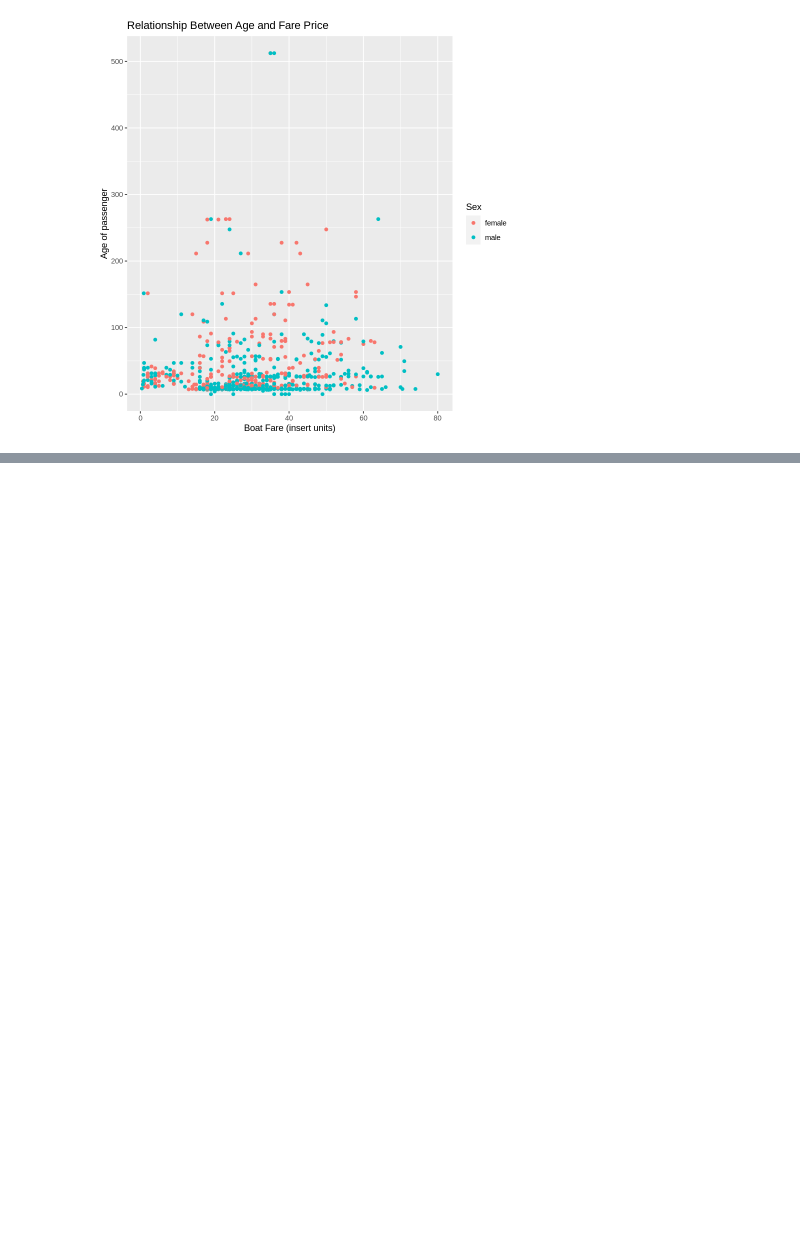
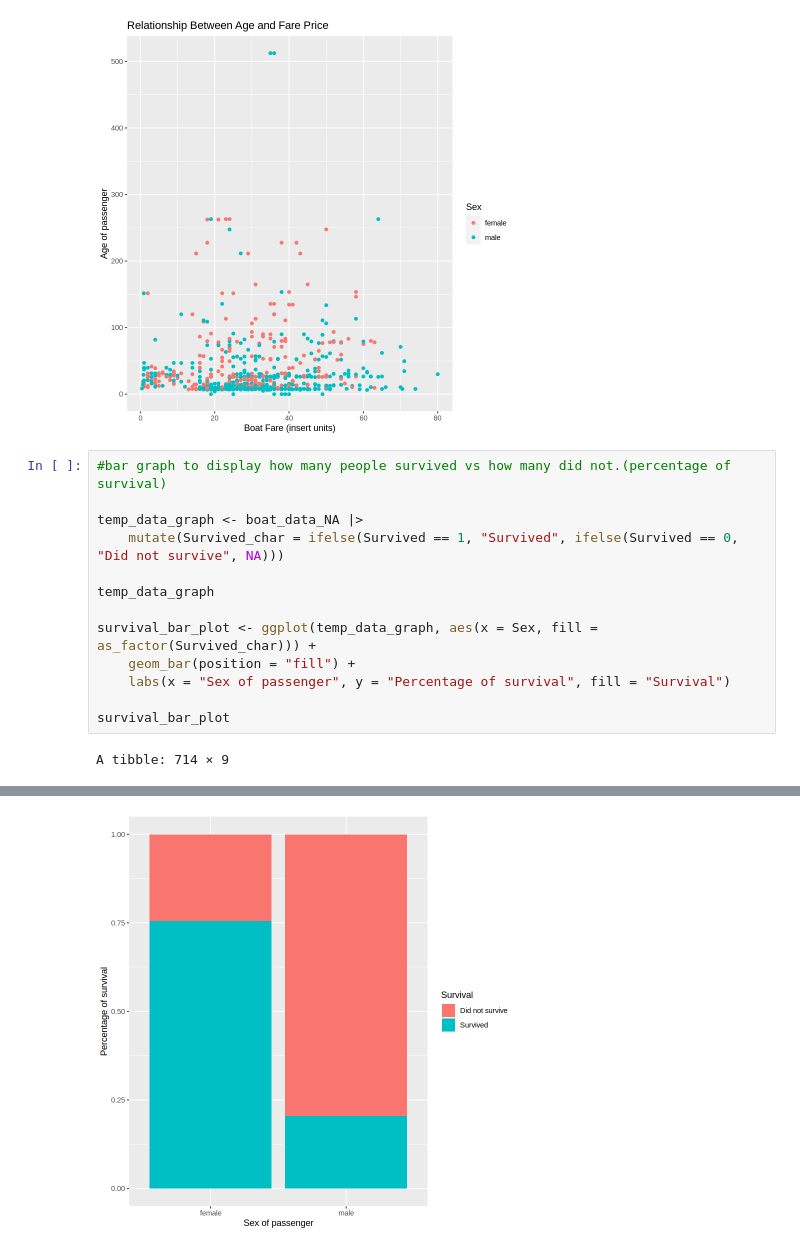
Before and after one commit to zhang17s/DSCI-100-Group-Project-, a Jupyter notebook: Proposal.ipynb, the cells around one changed output, grey strips where cells are left out. Drawn from its saved outputs; the diff is of its cells as text; blank space fills up the shorter version.

Commit message:
Added a bar graph
Added a bar graph to predict survival of males vs females.

```diff
--- a/Proposal.ipynb
+++ b/Proposal.ipynb
@@ -149,3 +149,18 @@ fare_plot <- boat_data_NA |> ggplot(aes(x = Age, y = Fare, colour = Sex)) + geom
 fare_plot
 # %% [output]
 [figure]
+# %%
+#bar graph to display how many people survived vs how many did not.(percentage of survival)
+
+temp_data_graph <- boat_data_NA |>
+    mutate(Survived_char = ifelse(Survived == 1, "Survived", ifelse(Survived == 0, "Did not survive", NA)))
+
+temp_data_graph
+
+survival_bar_plot <- ggplot(temp_data_graph, aes(x = Sex, fill = as_factor(Survived_char))) +
+    geom_bar(position = "fill") +
+    labs(x = "Sex of passenger", y = "Percentage of survival", fill = "Survival")
+
+survival_bar_plot
+# %% [output]
+A tibble: 714 × 9
@@ -151,0 +185 @@ fare_plot
+[figure, added]
```
Also changed, not shown: parts of 1 cell of this notebook.
